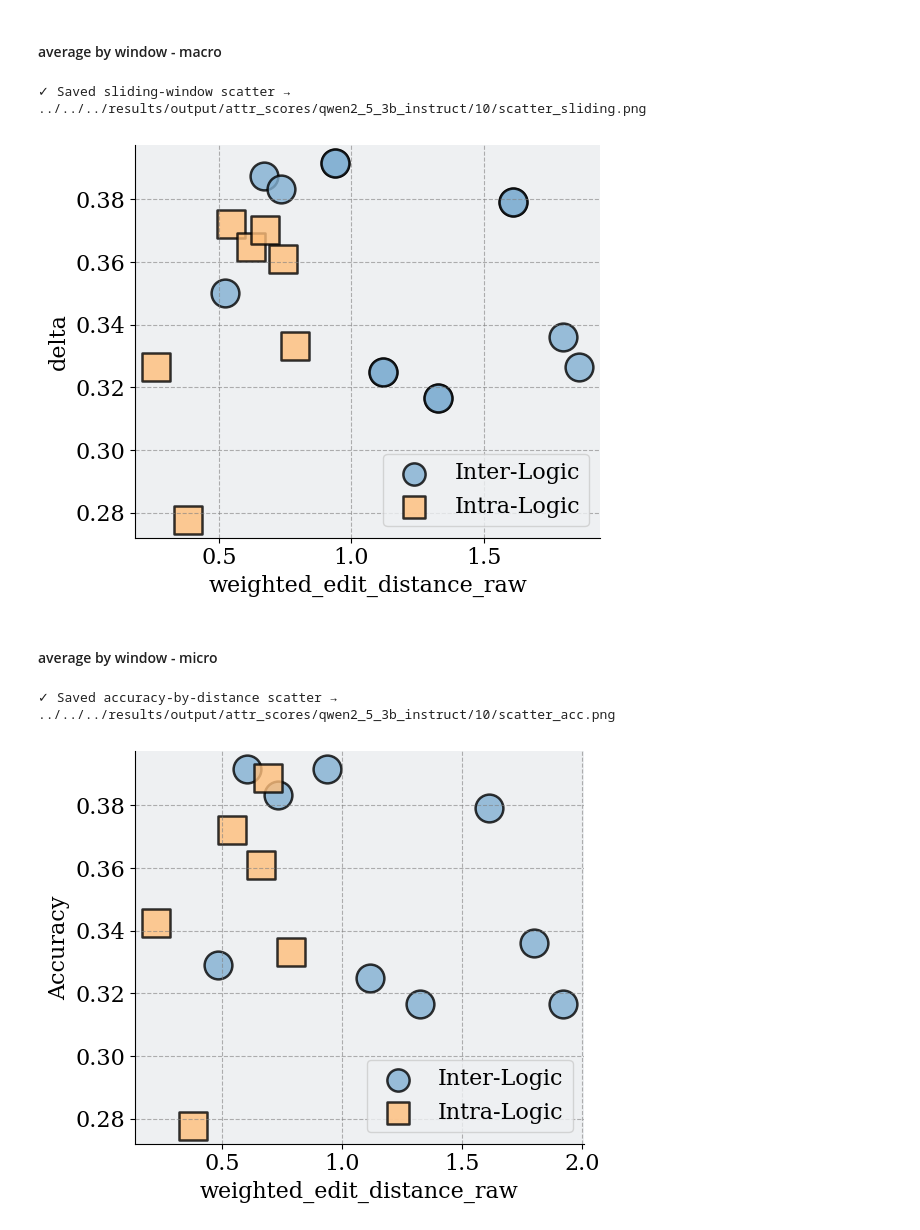
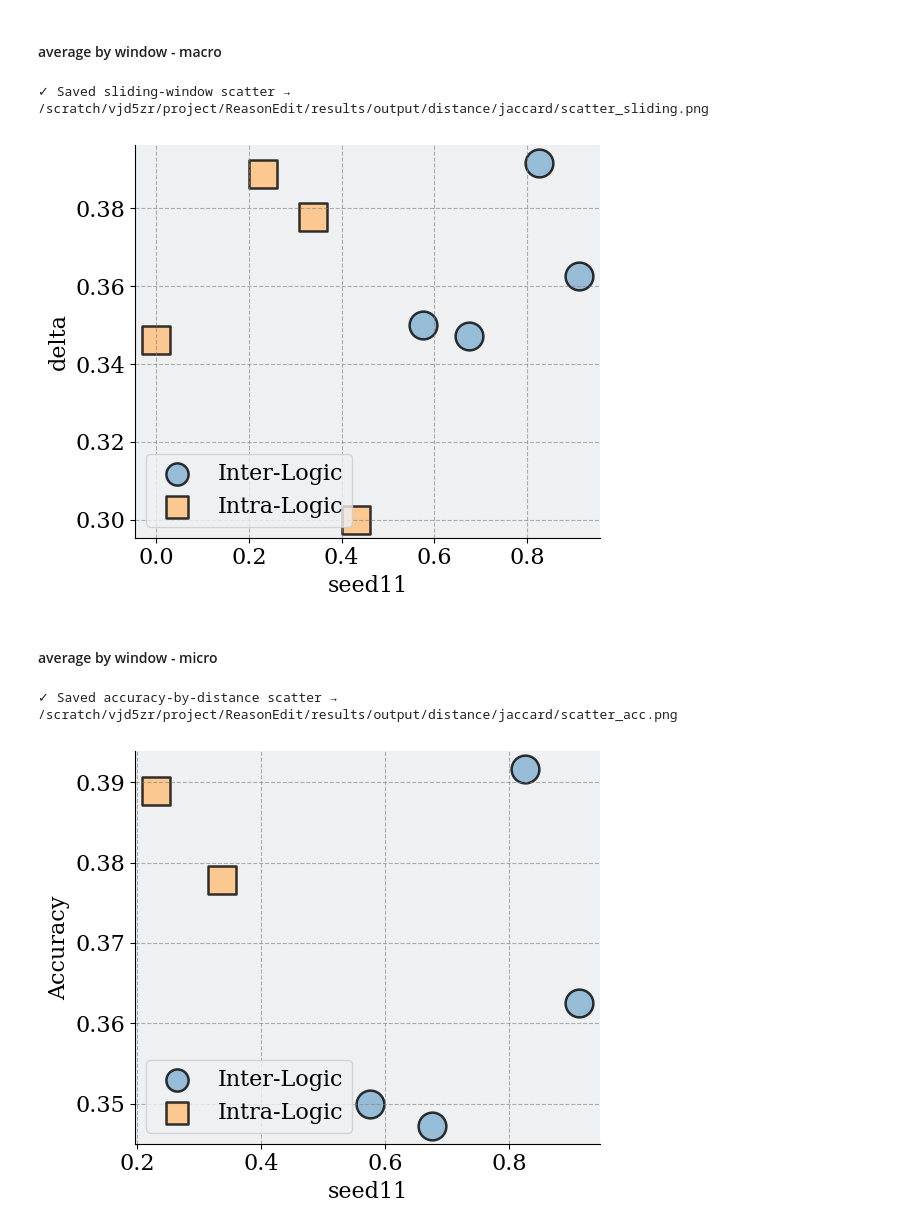
Before and after one commit to LzyFischer/ReasonEdit, a Jupyter notebook: src/preliminary/notebooks/plot_preliminary.ipynb, the cells around one changed output. Cells and saved outputs as stored; diff of their text form; code cells hidden in the pictures.

```diff
--- a/src/preliminary/notebooks/plot_preliminary.ipynb
+++ b/src/preliminary/notebooks/plot_preliminary.ipynb
@@ -349,8 +349,8 @@ plt.rcParams.update({
 rcParams["font.size"] = 16
 
 # ── 1. 读取两份矩阵 CSV (行列索引必须一致) ────────────────────────────
-path_y = Path("../../../results/output/perlogic/delta.csv")                   # X 轴
-path_x = Path("../../../results/output/attr_scores/qwen2_5_3b_instruct/10/weighted_edit_distance_raw.csv") # Y 轴
+path_y = Path("/scratch/vjd5zr/project/ReasonEdit/results/output/perlogic/0p00015/delta.csv")                   # X 轴
+path_x = Path("/scratch/vjd5zr/project/ReasonEdit/results/output/distance/jaccard/seed6.csv") # Y 轴
 
 mx = pd.read_csv(path_x, index_col=0)
 my = pd.read_csv(path_y, index_col=0)
@@ -446,8 +446,8 @@ plt.rcParams.update({
 rcParams["font.size"] = 16
 
 # ── 1. 读取两份矩阵 CSV (行列索引必须一致) ────────────────────────────
-path_y = Path("../../../results/output/perlogic/delta.csv")                   # X 轴
-path_x = Path("../../../results/output/attr_scores/qwen2_5_3b_instruct/10/weighted_edit_distance_raw.csv") # Y 轴
+path_y = Path("/scratch/vjd5zr/project/ReasonEdit/results/output/perlogic/0p00015/delta.csv")                   # X 轴
+path_x = Path("/scratch/vjd5zr/project/ReasonEdit/results/output/distance/jaccard/seed11.csv") # Y 轴
 
 mx = pd.read_csv(path_x, index_col=0)
 my = pd.read_csv(path_y, index_col=0)
@@ -470,19 +470,11 @@ markers = ["o", "s"]            # off-diag → 圆点；diag → 方块
 label0 = {0, 1, 3, 4, 8}                 # indices with label 0
 labels = np.array([0 if i in label0 else 1 for i in range(len(mx))])
 
-# ── 1.  Build boolean masks  ────────────────────────────────────────────
-off_diag_mask   = ~np.eye(len(mx), dtype=bool)
-diff_label_mask = labels[:, None] != labels[None, :]
-# diff_label_mask = np.zeros_like(diff_label_mask, dtype=bool)
-# diff_label_mask[1] = 2
-nonzero_mask    = (vals_x != 0) & (vals_y != 0)        # <── new line
-plot_mask = (off_diag_mask & diff_label_mask).flatten() & nonzero_mask
-diag_mask  = (~off_diag_mask).flatten()          # unchanged
 
 # ── 2.  Scatter plot  ───────────────────────────────────────────────────
 # ── 0. params for sliding aggregation ───────────────────────────────────
-win   = 0.20        # window width along the X axis  (edit-distance units)
-step  = 0.10        # slide step                     (edit-distance units)
+win   = 0.1        # window width along the X axis  (edit-distance units)
+step  = 0.1        # slide step                     (edit-distance units)
 
 # helper: aggregate one mask -----------------------------------------------------
 def aggregate_by_window(x, y, the_mask, win, step):
@@ -506,40 +498,35 @@ plot_mask = (off_diag_mask & diff_label_mask).flatten() & nonzero_mask
 diag_mask = (~off_diag_mask).flatten()
 
 # ── 2. aggregate ----------------------------------------------------------------
 x_inter, y_inter, n_inter = aggregate_by_window(vals_x, vals_y, plot_mask, win, step)
 x_intra, y_intra, n_intra = aggregate_by_window(vals_x, vals_y, diag_mask,  win, step)
 
-# scale marker size by √count (feel free to adjust the multiplier)
-scale = 120
-sz_inter = scale * np.sqrt(n_inter)
-sz_intra = scale * np.sqrt(n_intra)
-
 # ── 3. scatter plot -------------------------------------------------------------
 fig, ax = plt.subplots(figsize=(6, 5))
 
 ax.scatter(x_inter, y_inter, s=400, marker="o",
            facecolor=palette[2], edgecolor="black", linewidth=1.8,
            alpha=0.8, label=f"Inter-Logic")
 
 ax.scatter(x_intra, y_intra, s=400, marker="s",
            facecolor=palette[0], edgecolor="black", linewidth=1.8,
            alpha=0.8, label="Intra-Logic")
 
 # ── 4. same styling as before ---------------------------------------------------
 ax.set_xlabel(path_x.stem)
 ax.set_ylabel(path_y.stem)
 ax.set_facecolor("#EEF0F2")
 ax.grid(True, linestyle="--", color="gray", alpha=0.6)
 ax.spines[["top", "right"]].set_visible(False)
 ax.legend(frameon=True, markerscale=0.8)
 plt.tight_layout()
 
 out = path_x.parent / "scatter_sliding.png"
 plt.savefig(out, dpi=600, bbox_inches="tight")
 print("✓ Saved sliding-window scatter →", out)
 # %% [output]
-✓ Saved sliding-window scatter → ../../../results/output/attr_scores/qwen2_5_3b_instruct/10/scatter_sliding.png
+✓ Saved sliding-window scatter → /scratch/vjd5zr/project/ReasonEdit/results/output/distance/jaccard/scatter_sliding.png
-[figure, old version]
+[figure, new version]
 # %% [markdown]
 #### average by window - micro
 # %%
@@ -565,10 +552,9 @@ plt.rcParams.update({
 rcParams["font.size"] = 16
 
 # ── 1.  CSV paths ───────────────────────────────────────────────────────
-path_dist = Path("../../../results/output/attr_scores/qwen2_5_3b_instruct/10/"
-                 "weighted_edit_distance_raw.csv")   # X axis
-path_tot  = Path("../../../results/output/perlogic/n_total.csv")          # totals
-path_cor  = Path("../../../results/output/perlogic/delta_all.csv")          # correct
+path_dist = Path("/scratch/vjd5zr/project/ReasonEdit/results/output/distance/jaccard/seed11.csv")   # X axis
+path_tot  = Path("/scratch/vjd5zr/project/ReasonEdit/results/output/perlogic/0p00015/n_total.csv")          # totals
+path_cor  = Path("/scratch/vjd5zr/project/ReasonEdit/results/output/perlogic/0p00015/delta_count.csv")          # correct
 
 # ── 2.  Load & align matrices ───────────────────────────────────────────
 mx     = pd.read_csv(path_dist, index_col=0)                      # distance
@@ -607,7 +593,7 @@ def window_stats(x, acc, tot, mask, win=0.10, step=0.05):
             ns.append(denom)                                    # weight
     return np.array(xs), np.array(ys), np.array(ns)
 
-win, step = 0.10, 0.1
+win, step = 0.1, 0.1
 x_inter, y_inter, n_inter = window_stats(vals_x, acc_vals, tot_vals,
                                          mask_inter, win, step)
 x_intra, y_intra, n_intra = window_stats(vals_x, acc_vals, tot_vals,
@@ -644,5 +630,5 @@ out = path_dist.parent / "scatter_acc.png"
 plt.savefig(out, dpi=600, bbox_inches="tight")
 print("✓ Saved accuracy-by-distance scatter →", out)
 # %% [output]
-✓ Saved accuracy-by-distance scatter → ../../../results/output/attr_scores/qwen2_5_3b_instruct/10/scatter_acc.png
+✓ Saved accuracy-by-distance scatter → /scratch/vjd5zr/project/ReasonEdit/results/output/distance/jaccard/scatter_acc.png
-[figure, old version]
+[figure, new version]
```
Also changed, not shown: parts of 3 cells of this notebook, 24 other files.
